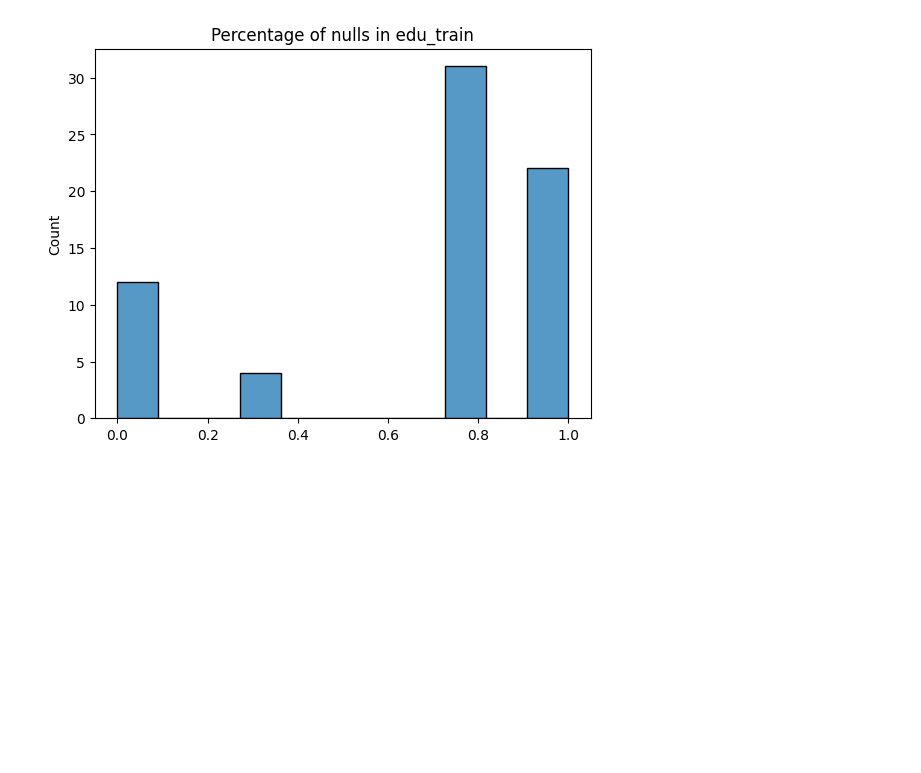
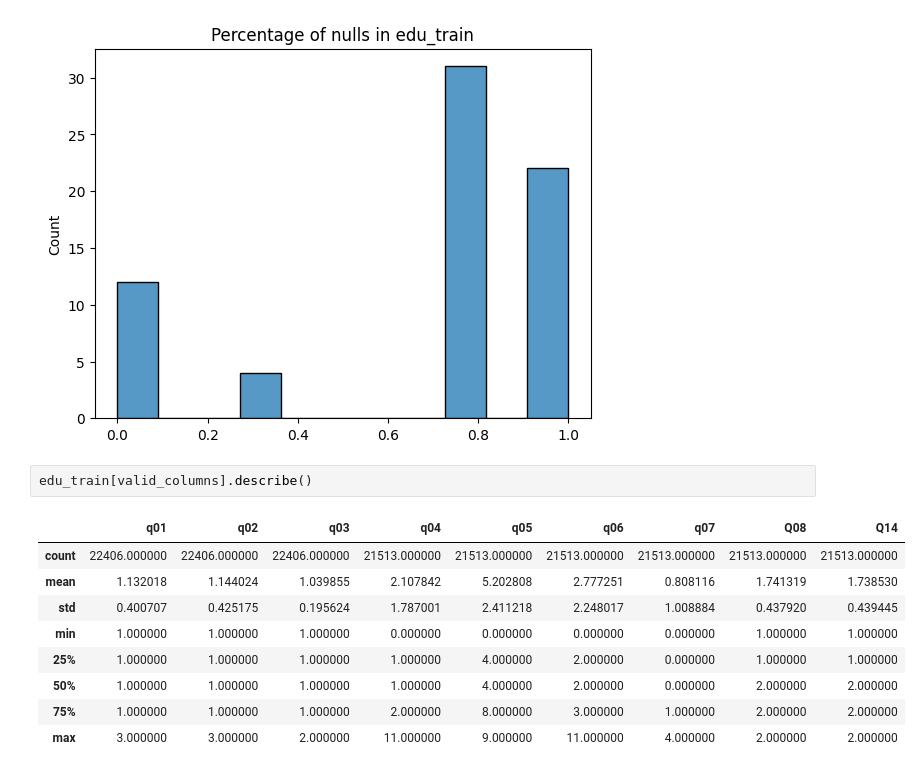
Before and after one commit to BorisLeung/STA841Kaggle, a Jupyter notebook: eda.ipynb, the cells around one changed output. Saved outputs shown, nothing was run; the diff lists cells and outputs as text; blank space fills up the shorter version.

```diff
--- a/eda.ipynb
+++ b/eda.ipynb
@@ -76,5 +76,17 @@ plt.title("Percentage of nulls in edu_train")
 plt.show()
 # %% [output]
 [figure]
+# %%
+edu_train[valid_columns].describe()
+# %% [output]
+|  | q01 | q02 | q03 | q04 | q05 | q06 | q07 | Q08 | Q14 |
+| count | 22406.000000 | 22406.000000 | 22406.000000 | 21513.000000 | 21513.000000 | 21513.000000 | 21513.000000 | 21513.000000 | 21513.000000 |
+| mean | 1.132018 | 1.144024 | 1.039855 | 2.107842 | 5.202808 | 2.777251 | 0.808116 | 1.741319 | 1.738530 |
+| std | 0.400707 | 0.425175 | 0.195624 | 1.787001 | 2.411218 | 2.248017 | 1.008884 | 0.437920 | 0.439445 |
+| min | 1.000000 | 1.000000 | 1.000000 | 0.000000 | 0.000000 | 0.000000 | 0.000000 | 1.000000 | 1.000000 |
+| 25% | 1.000000 | 1.000000 | 1.000000 | 1.000000 | 4.000000 | 2.000000 | 0.000000 | 1.000000 | 1.000000 |
+| 50% | 1.000000 | 1.000000 | 1.000000 | 1.000000 | 4.000000 | 2.000000 | 0.000000 | 2.000000 | 2.000000 |
+| 75% | 1.000000 | 1.000000 | 1.000000 | 2.000000 | 8.000000 | 3.000000 | 1.000000 | 2.000000 | 2.000000 |
+| max | 3.000000 | 3.000000 | 2.000000 | 11.000000 | 9.000000 | 11.000000 | 4.000000 | 2.000000 | 2.000000 |
 # %%
 # they look pretty random to me, except for q4 and q6
```
Also changed, not shown: parts of 3 cells of this notebook.
